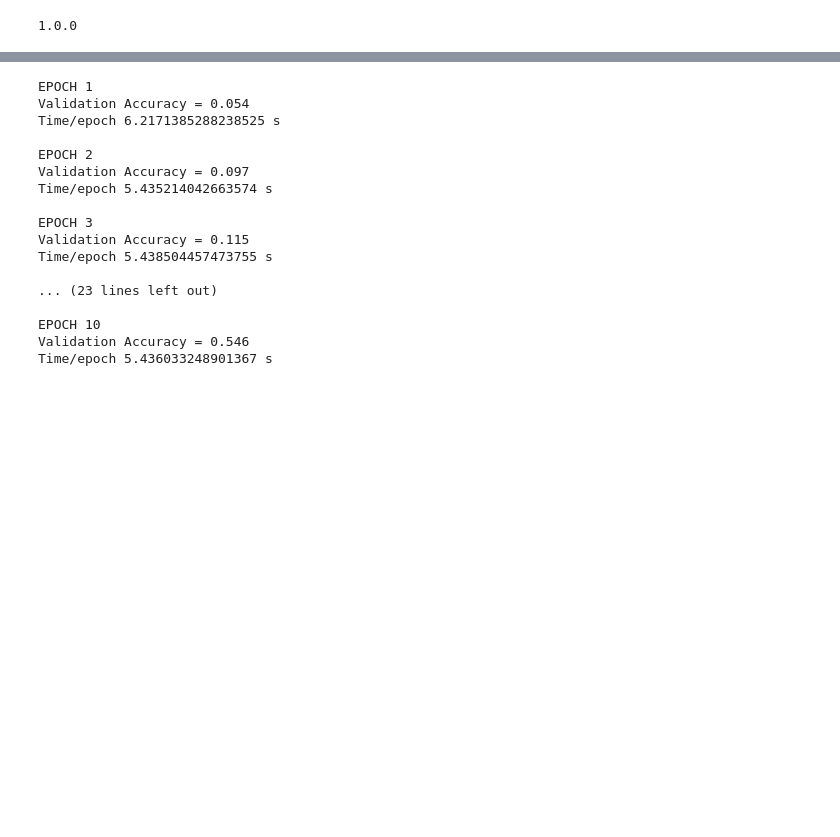
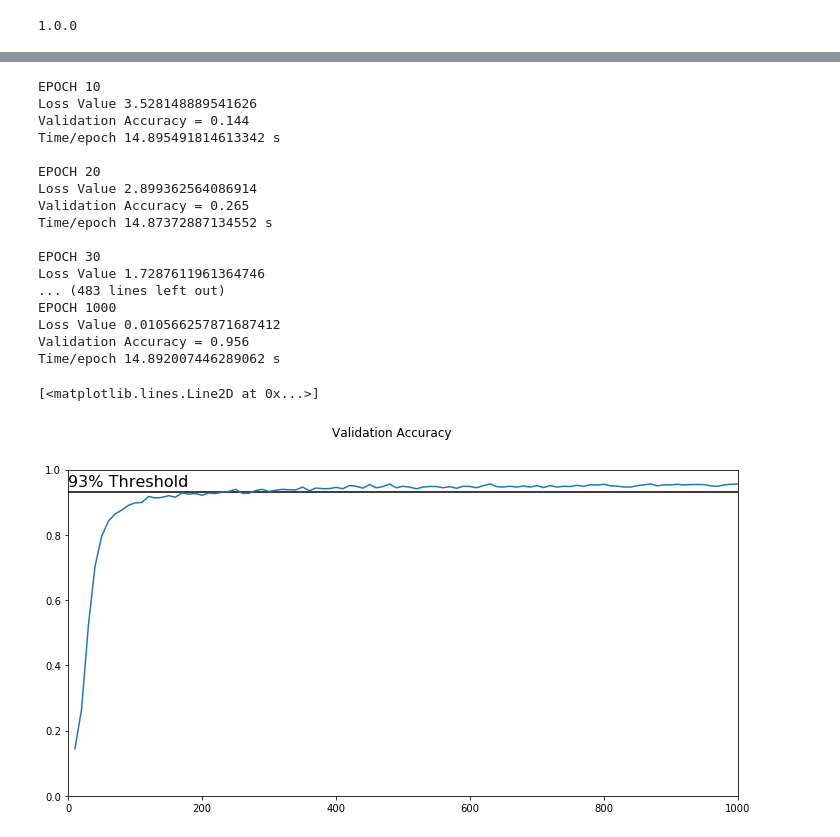
Before and after one commit to sketchc89/TrafficSign-P2, a Jupyter notebook: Traffic_Sign_Classifier_Grayscale.ipynb, the cells around one changed output, grey strips where cells are left out. Saved outputs shown, nothing was run; the diff lists cells and outputs as text; code cells hidden in the pictures; blank space fills up the shorter version.

Commit message:
Working model with plot of validation accuracy over time

```diff
--- a/Traffic_Sign_Classifier_Grayscale.ipynb
+++ b/Traffic_Sign_Classifier_Grayscale.ipynb
@@ -400,49 +400,47 @@ def evaluate(X_data, y_data):
 # %%
 import time
 epoch_accuracy = []
-EPOCHS = 10
-BATCH_SIZE = 512
-save_file = './test_model4.ckpt'
+EPOCHS = 1000
+BATCH_SIZE = 256
+save_file = './test_model5.ckpt'
 saver = tf.train.Saver()
 # print('Saver successfully created')
 with tf.Session() as sess:
-#     print('Inside session')
     init = tf.global_variables_initializer()
     sess.run(init)
     cur_time = time.time()
     for epoch in range(EPOCHS):
         X_train, y_train = shuffle(X_train, y_train)
-#         print('Shuffled batches')
         for offset in range(0, n_train, BATCH_SIZE):
             images_feed= X_train[offset:offset+BATCH_SIZE]
             labels_feed = y_train[offset:offset+BATCH_SIZE]
-            sess.run(training_operation, feed_dict={x: images_feed,
-                                                    y: labels_feed,
-                                                    keep_prob: 0.5})
-#         if (epoch+1) % 10 == 0:
-        validation_accuracy = evaluate(X_valid, y_valid)
-        epoch_accuracy.append(validation_accuracy)
-        prev_time = cur_time
-        cur_time = time.time()
-        print('EPOCH {}'.format(epoch+1))
-        print('Validation Accuracy = {:.3f}'.format(validation_accuracy))
-        print('Time/epoch {0} s\n'.format((cur_time - prev_time)))
+            _, loss_value = sess.run([training_operation, loss_operation],
+                                     feed_dict={x: images_feed, y: labels_feed, keep_prob: 0.5})
+        if (epoch+1) % 10 == 0:
+            validation_accuracy = evaluate(X_valid, y_valid)
+            epoch_accuracy.append(validation_accuracy)
+            prev_time = cur_time
+            cur_time = time.time()
+            print('EPOCH {}'.format(epoch+1))
+            print('Loss Value {}'.format(loss_value))
+            print('Validation Accuracy = {:.3f}'.format(validation_accuracy))
+            print('Time/epoch {0} s\n'.format((cur_time - prev_time)/10))
     saver.save(sess, save_file)
 # %% [output]
-EPOCH 1
-Validation Accuracy = 0.054
-Time/epoch 6.2171385288238525 s
+EPOCH 10
+Loss Value 3.528148889541626
+Validation Accuracy = 0.144
+Time/epoch 14.895491814613342 s
 
-EPOCH 2
-Validation Accuracy = 0.097
-Time/epoch 5.435214042663574 s
+EPOCH 20
+Loss Value 2.899362564086914
+Validation Accuracy = 0.265
+Time/epoch 14.87372887134552 s
 
-EPOCH 3
-Validation Accuracy = 0.115
-Time/epoch 5.438504457473755 s
-
-... (23 lines left out)
-
-EPOCH 10
-Validation Accuracy = 0.546
-Time/epoch 5.436033248901367 s
+EPOCH 30
+Loss Value 1.7287611961364746
+... (483 lines left out)
+EPOCH 1000
+Loss Value 0.010566257871687412
+Validation Accuracy = 0.956
+Time/epoch 14.892007446289062 s
@@ -448,0 +453,13 @@ Time/epoch 5.436033248901367 s
+# %%
+accuracy = pd.read_csv('accuracy_testmodel4.csv')
+fig = plt.figure(figsize=(12,6))
+fig.suptitle('Validation Accuracy')
+ax1 = plt.subplot(111)
+ax1.set_xlim(left=0, right=1000)
+ax1.set_ylim(top=1.0, bottom=0.0)
+plt.plot((0,1000),(.93,.93), 'k-')
+plt.text(0,.95, '93% Threshold', fontsize=16)
+plt.plot(accuracy['Epoch'], accuracy['Accuracy'])
+# %% [output]
+[<matplotlib.lines.Line2D at 0x...>]
+[figure, added]
```
Also changed, not shown: parts of 10 cells of this notebook.
